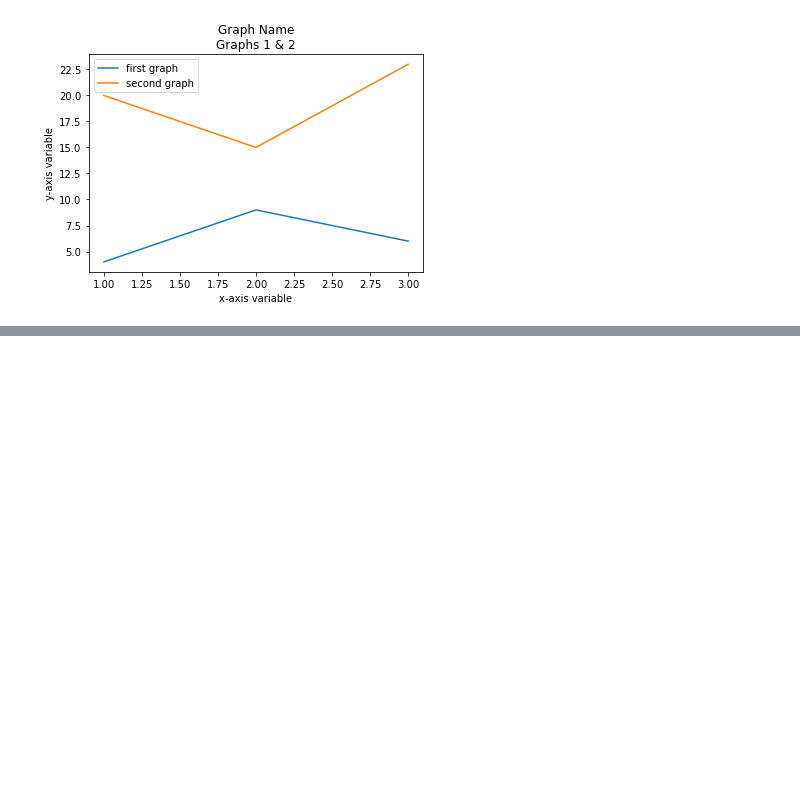
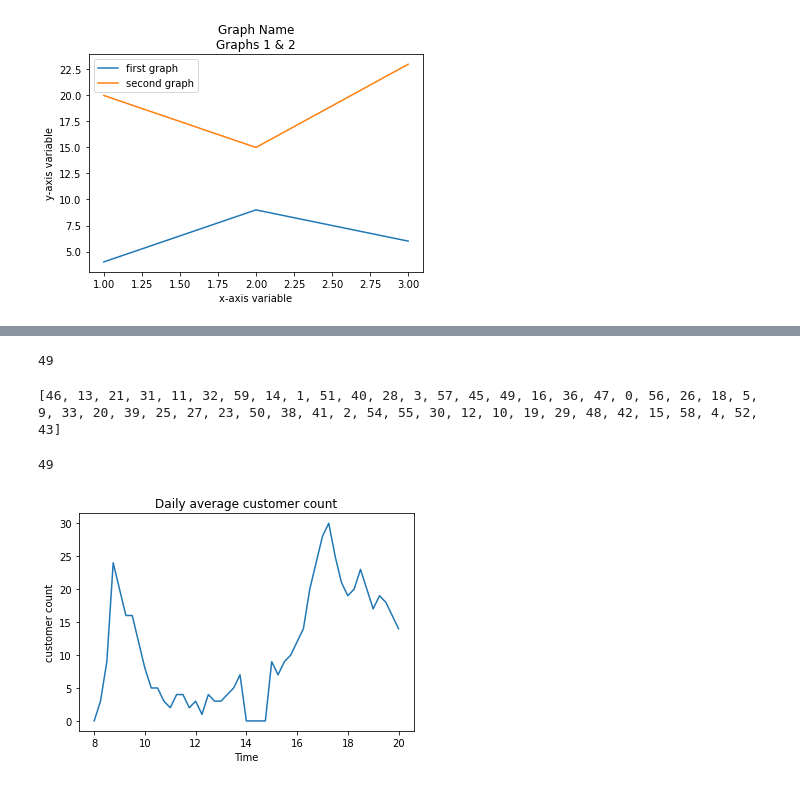
Before and after one commit to Sreekanthrshekar/personal_projects, a Jupyter notebook: Matplotlib.ipynb, the cells around one changed output, grey strips where cells are left out. Cells and saved outputs as stored; diff of their text form; code cells hidden in the pictures; blank space fills up the shorter version.

Commit message:
created a plot for blog.

```diff
--- a/Matplotlib.ipynb
+++ b/Matplotlib.ipynb
@@ -50,0 +66,11 @@ plt.show()
+# %%
+len(x3)
+# %% [output]
+49
+# %%
+import random
+#Generate 49 random numbers between 0 and 40
+randomlist = random.sample(range(0, 60), 49)
+print(randomlist)
+# %% [output]
+[46, 13, 21, 31, 11, 32, 59, 14, 1, 51, 40, 28, 3, 57, 45, 49, 16, 36, 47, 0, 56, 26, 18, 5, 9, 33, 20, 39, 25, 27, 23, 50, 38, 41, 2, 54, 55, 30, 12, 10, 19, 29, 48, 42, 15, 58, 4, 52, 43]
@@ -50,0 +79,15 @@ plt.show()
+# %%
+y3= [0,3, 9, 24,20, 16, 16, 12, 8, 5 ,5 , 3, 2, 4, 4, 2, 3,1,4,3,3, 4,5,7, 0,0,0,0, 9, 7,9, 10,12,14, 20, 24, 28, 30, 25, 21, 19, 20, 23, 20, 17, 19, 18,16, 14]
+len(y3)
+# %% [output]
+49
+# %%
+x3 = list(np.arange(8,20.25,0.25))
+plt.plot(x3,y3) # label is what we intend to call that graph
+y3= [0,3, 9, 24,20, 16, 16, 12, 8, 5 ,5 , 3, 2, 4, 4, 2, 3,1,4,3,3, 4,5,7, 0,0,0,0, 9, 7,9, 10,12,14, 20, 24, 28, 30, 25, 21, 19, 20, 23, 20, 17, 19, 18,16, 14]
+plt.xlabel("Time")
+plt.ylabel("customer count")
+plt.title("Daily average customer count")
+plt.show()
+# %% [output]
+[figure, added]
```
Also changed, not shown: parts of 3 cells of this notebook.
